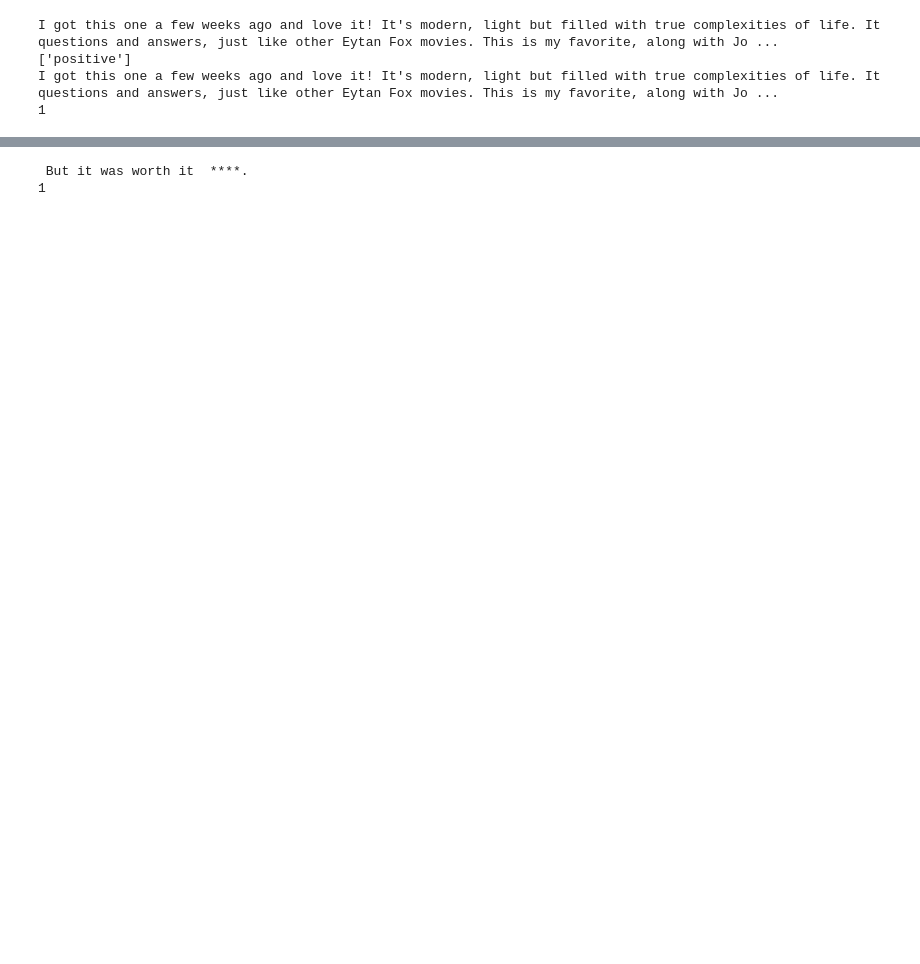
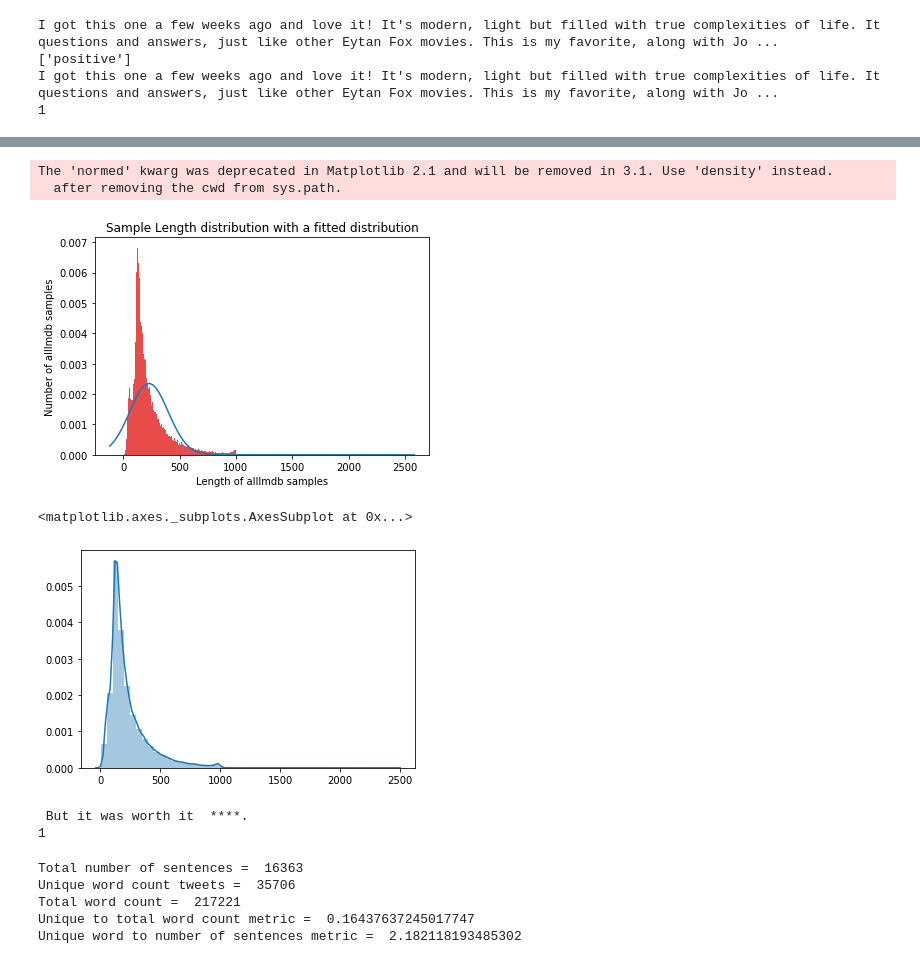
Before and after one commit to aJohnQR/ml_fiu, a Jupyter notebook: ml_fiu_data_processing_news.ipynb, the cells around one changed output, grey strips where cells are left out. Cells and saved outputs as stored; diff of their text form; code cells hidden in the pictures; blank space fills up the shorter version.

```diff
--- a/ml_fiu_data_processing_news.ipynb
+++ b/ml_fiu_data_processing_news.ipynb
@@ -222,3 +298,31 @@ I got this one a few weeks ago and love it! It's modern, light but filled with t
+# %%
+# allImdb  Cell 4/4
+
+# Plot the histogram
+plt.hist(sentence_lengths_array_allImdb, 'auto', normed=True, color=[231/255,75/255,74/255])
+
+# Plot the PDF.
+# Note there are two distributions fit to the data. The first is a Gaussian and
+# the second in non-parametric formed by overlapping kernels.
+
+# The next four lines will plot a gaussian ...
+xmin_allImdb, xmax_allImdb = plt.xlim()
+x_allImdb = np.linspace(xmin_allImdb, xmax_allImdb, 100)
+y_allImdb = norm.pdf(x_allImdb, mu_allImdb, std_allImdb)
+plt.plot(x_allImdb, y_allImdb)
+
+# The next lines plot using seaborn
+plt.xlabel('Length of allImdb samples')
+plt.ylabel('Number of allImdb samples')
+plt.title('Sample Length distribution with a fitted distribution')
+plt.show()
+sns.distplot([sentence_lengths_array_allImdb])
+# %% [output]
+The 'normed' kwarg was deprecated in Matplotlib 2.1 and will be removed in 3.1. Use 'density' instead.
+  after removing the cwd from sys.path.
+[figure, added]
+<matplotlib.axes._subplots.AxesSubplot at 0x...>
+[figure, added]
 # %%
 # To get data use csv reader cause pandas not working properly.
 # tweets Cell 1/4
@@ -280,3 +386,43 @@ print(tweets_sentiment[a])
 # %% [output]
  But it was worth it  ****.
 1
+# %%
+# Analysis of tweets (of cleaned data)
+# Cell 3/4
+
+global_sentence_tweets = []
+unique_word_count_tweets = 0
+word_count_tweets = 0
+sentence_lengths_array_tweets = []
+
+for i in range(0, len(tweets_text)):
+    sentence = list(tweets_text[i].split())
+    word_count_tweets += len(sentence)
+    global_sentence_tweets.extend(sentence)
+    sentence_lengths_array_tweets.extend([len(sentence)])
+
+
+# Some dataset statistics
+
+total_sentences_tweets = len(tweets_text)
+print('Total number of sentences = ', total_sentences_tweets)
+
+# To get unique word count use set theory.
+unique_word_count_tweets = len(set(global_sentence_tweets))
+print('Unique word count tweets = ', unique_word_count_tweets)
+
+# Total get total word count.
+print('Total word count = ', word_count_tweets)
+
+# Some ratios calculated from the data
+print('Unique to total word count metric = ', unique_word_count_tweets / word_count_tweets)
+print('Unique word to number of sentences metric = ', unique_word_count_tweets / total_sentences_tweets)
+
+# Fit a normal distribution to the sentence lengths:
+mu_tweets, std_tweets = norm.fit(sentence_lengths_array_tweets)
+# %% [output]
+Total number of sentences =  16363
+Unique word count tweets =  35706
+Total word count =  217221
+Unique to total word count metric =  0.16437637245017747
+Unique word to number of sentences metric =  2.182118193485302
```
Also changed, not shown: parts of 19 cells of this notebook.
